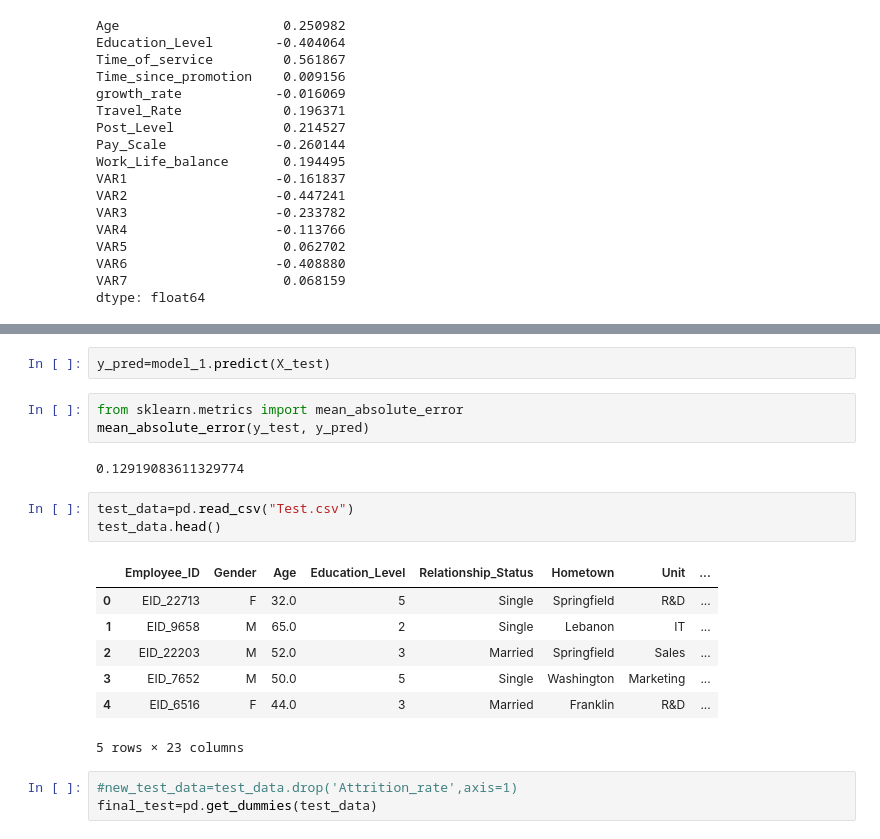
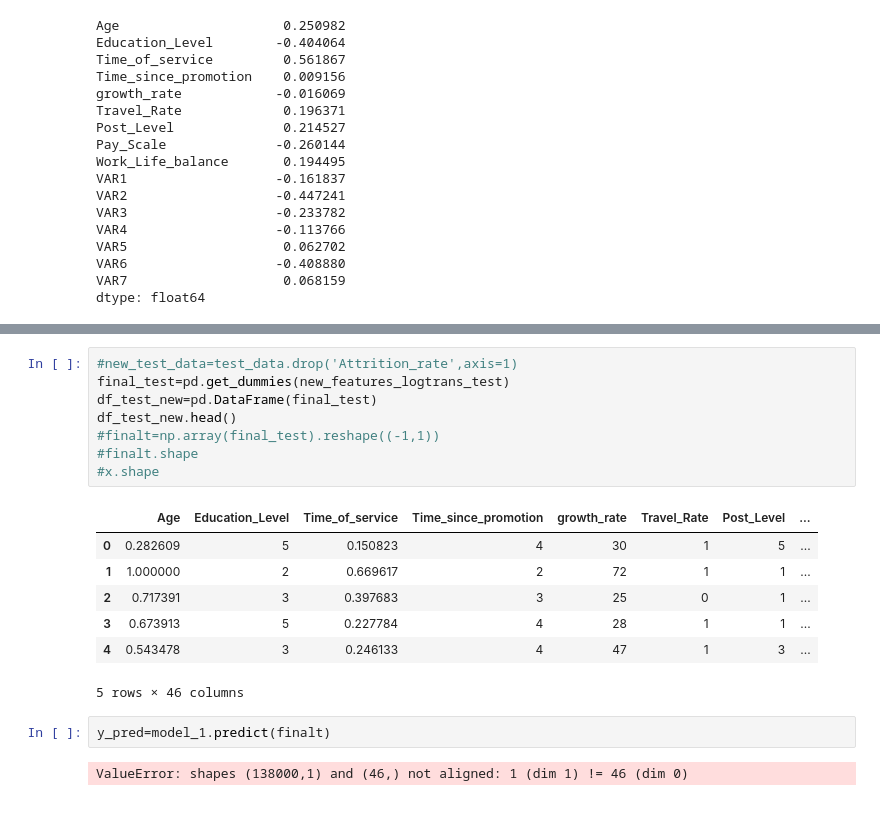
Before and after one commit to akarshn04/ML-Employee-Attrition-Rate, a Jupyter notebook: ML Employee Attrition Rate.ipynb, the cells around one changed output, grey strips where cells are left out. Drawn from its saved outputs; the diff is of its cells as text; blank space fills up the shorter version.

```diff
--- a/ML Employee Attrition Rate.ipynb
+++ b/ML Employee Attrition Rate.ipynb
@@ -198,21 +269,20 @@ clf=LinearRegression()
+# %%
+#new_test_data=test_data.drop('Attrition_rate',axis=1)
+final_test=pd.get_dummies(new_features_logtrans_test)
+df_test_new=pd.DataFrame(final_test)
+df_test_new.head()
+#finalt=np.array(final_test).reshape((-1,1))
+#finalt.shape
+#x.shape
+# %% [output]
+|  | Age | Education_Level | Time_of_service | Time_since_promotion | growth_rate | Travel_Rate | Post_Level | ... |
+| 0 | 0.282609 | 5 | 0.150823 | 4 | 30 | 1 | 5 | ... |
+| 1 | 1.000000 | 2 | 0.669617 | 2 | 72 | 1 | 1 | ... |
+| 2 | 0.717391 | 3 | 0.397683 | 3 | 25 | 0 | 1 | ... |
+| 3 | 0.673913 | 5 | 0.227784 | 4 | 28 | 1 | 1 | ... |
+| 4 | 0.543478 | 3 | 0.246133 | 4 | 47 | 1 | 3 | ... |
+5 rows × 46 columns
 # %%
-y_pred=model_1.predict(X_test)
+y_pred=model_1.predict(finalt)
+# %% [output]
+ValueError: shapes (138000,1) and (46,) not aligned: 1 (dim 1) != 46 (dim 0)
-# %%
-from sklearn.metrics import mean_absolute_error
-mean_absolute_error(y_test, y_pred)
-# %% [output]
-0.12919083611329774
-# %%
-test_data=pd.read_csv("Test.csv")
-test_data.head()
-# %% [output]
-|  | Employee_ID | Gender | Age | Education_Level | Relationship_Status | Hometown | Unit | ... |
-| 0 | EID_22713 | F | 32.0 | 5 | Single | Springfield | R&D | ... |
-| 1 | EID_9658 | M | 65.0 | 2 | Single | Lebanon | IT | ... |
-| 2 | EID_22203 | M | 52.0 | 3 | Married | Springfield | Sales | ... |
-| 3 | EID_7652 | M | 50.0 | 5 | Single | Washington | Marketing | ... |
-| 4 | EID_6516 | F | 44.0 | 3 | Married | Franklin | R&D | ... |
-5 rows × 23 columns
-# %%
-#new_test_data=test_data.drop('Attrition_rate',axis=1)
-final_test=pd.get_dummies(test_data)
```
Also changed, not shown: parts of 9 cells of this notebook.
